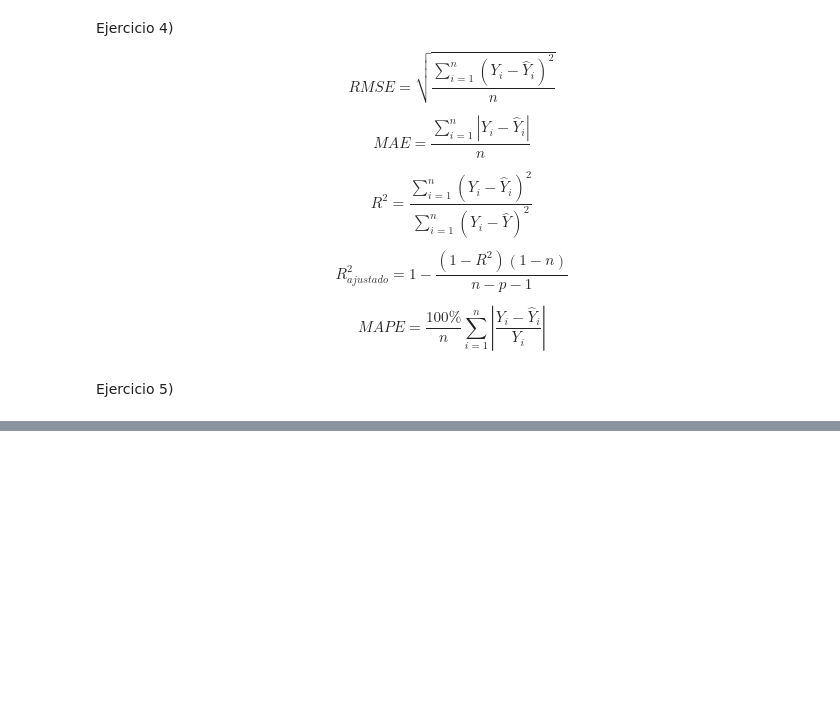
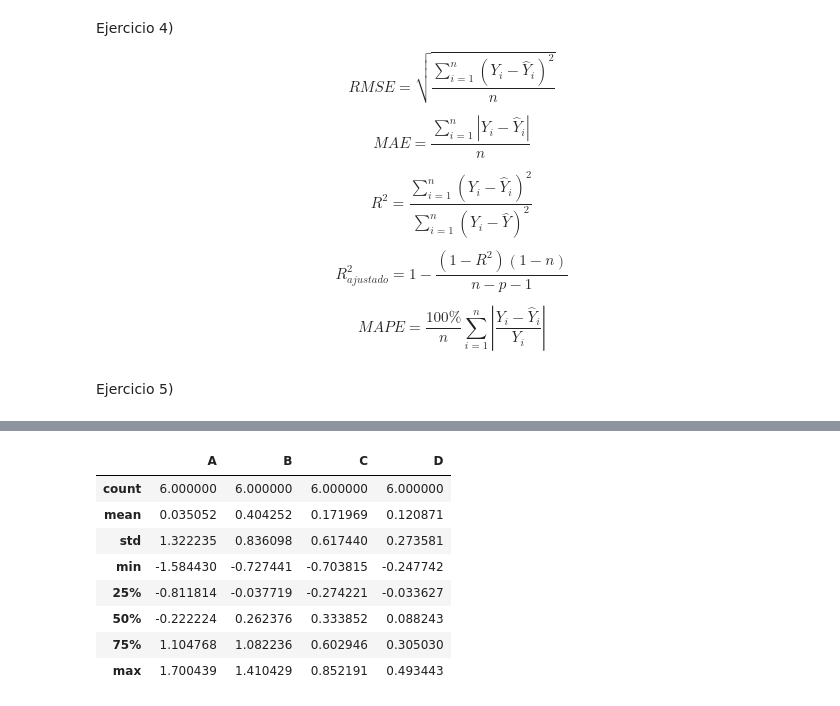
Before and after one commit to brian572xd/mineriaDatos, a Jupyter notebook: Untitled0.ipynb, the cells around one changed output, grey strips where cells are left out. Drawn from its saved outputs; the diff is of its cells as text; code cells hidden in the pictures; blank space fills up the shorter version.

```diff
--- a/Untitled0.ipynb
+++ b/Untitled0.ipynb
@@ -769,0 +787,3 @@ Ejercicio 5)
+# %%
+dates = pd.date_range("20130101", periods=6)
+dates
@@ -769,0 +794,4 @@ Ejercicio 5)
+# %%
+#data-frame en forma de matriz
+df = pd.DataFrame(np.random.randn(6, 4), index=dates, columns=list("ABCD"))
+df
@@ -769,0 +870,12 @@ Ejercicio 5)
+# %%
+df.describe()
+# %% [output]
+|  | A | B | C | D |
+| count | 6.000000 | 6.000000 | 6.000000 | 6.000000 |
+| mean | 0.035052 | 0.404252 | 0.171969 | 0.120871 |
+| std | 1.322235 | 0.836098 | 0.617440 | 0.273581 |
+| min | -1.584430 | -0.727441 | -0.703815 | -0.247742 |
+| 25% | -0.811814 | -0.037719 | -0.274221 | -0.033627 |
+| 50% | -0.222224 | 0.262376 | 0.333852 | 0.088243 |
+| 75% | 1.104768 | 1.082236 | 0.602946 | 0.305030 |
+| max | 1.700439 | 1.410429 | 0.852191 | 0.493443 |
```
Also changed, not shown: parts of 21 cells of this notebook.
